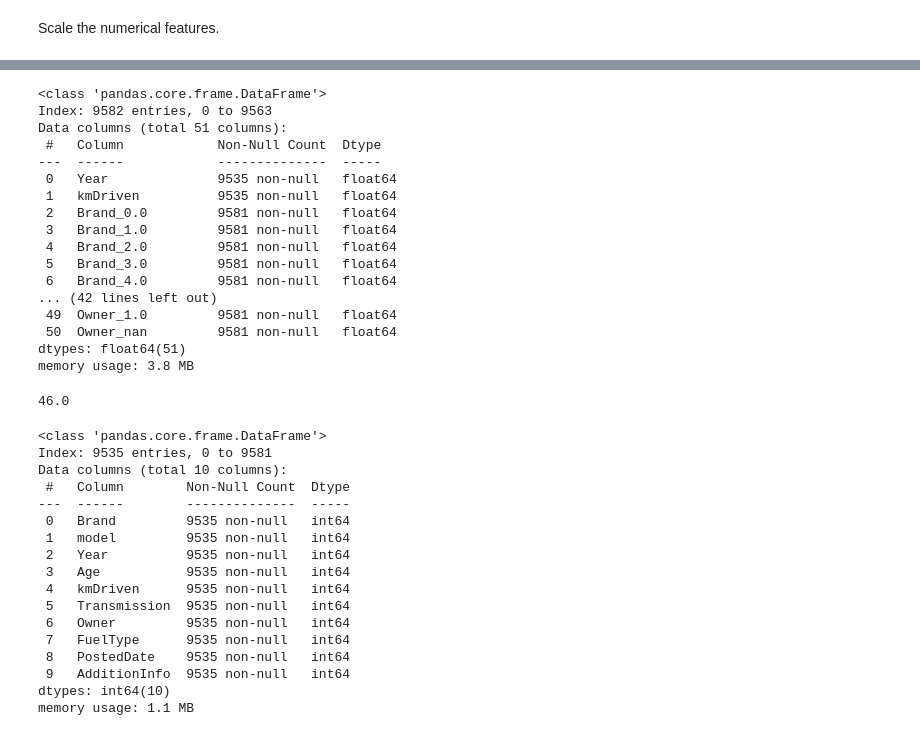
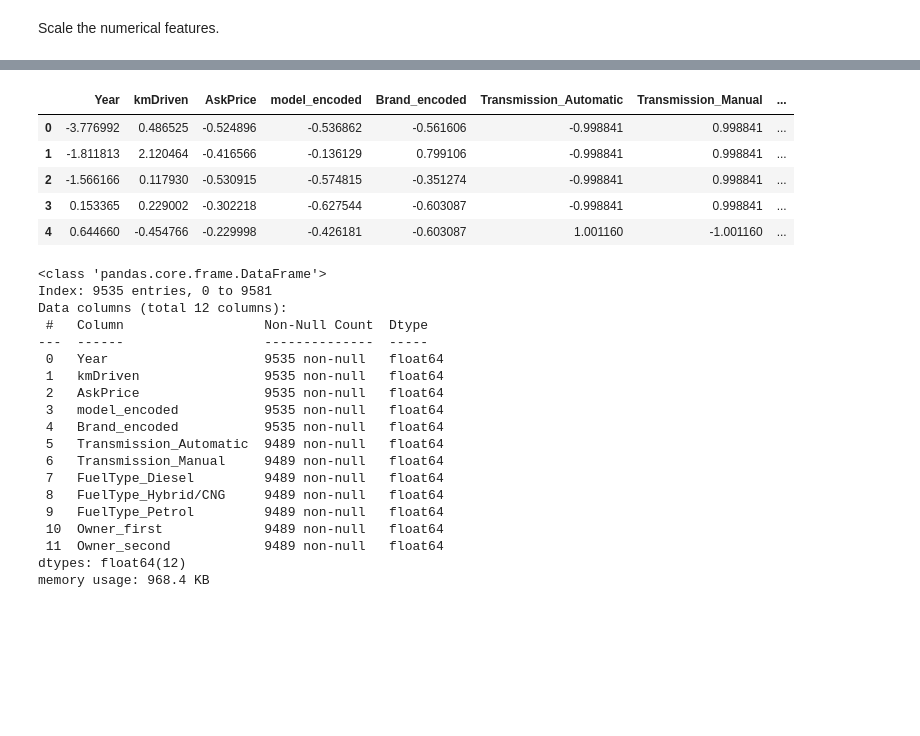
Before and after one commit to johnpospisil/used-car-values-in-india, a Jupyter notebook: used-car-values-in-india.ipynb, the cells around one changed output, grey strips where cells are left out. Saved outputs shown, nothing was run; the diff lists cells and outputs as text; code cells hidden in the pictures; blank space fills up the shorter version.

```diff
--- a/used-car-values-in-india.ipynb
+++ b/used-car-values-in-india.ipynb
@@ -504,44 +578,40 @@ final_X.head()
+# %%
+from sklearn.preprocessing import StandardScaler
+
+# Scale numerical features while preserving the index and column names
+scaler = StandardScaler()
+df_scaled = scaler.fit_transform(df_combined)
+
+# Create a DataFrame with the original column names and index
+df_final = pd.DataFrame(df_scaled, columns=df_combined.columns, index=df_combined.index)
+# %%
+df_final.head()
+# %% [output]
+|  | Year | kmDriven | AskPrice | model_encoded | Brand_encoded | Transmission_Automatic | Transmission_Manual | ... |
+| 0 | -3.776992 | 0.486525 | -0.524896 | -0.536862 | -0.561606 | -0.998841 | 0.998841 | ... |
+| 1 | -1.811813 | 2.120464 | -0.416566 | -0.136129 | 0.799106 | -0.998841 | 0.998841 | ... |
+| 2 | -1.566166 | 0.117930 | -0.530915 | -0.574815 | -0.351274 | -0.998841 | 0.998841 | ... |
+| 3 | 0.153365 | 0.229002 | -0.302218 | -0.627544 | -0.603087 | -0.998841 | 0.998841 | ... |
+| 4 | 0.644660 | -0.454766 | -0.229998 | -0.426181 | -0.603087 | 1.001160 | -1.001160 | ... |
 # %%
-final_X.info()
+df_final.info()
 # %% [output]
 <class 'pandas.core.frame.DataFrame'>
-Index: 9582 entries, 0 to 9563
-Data columns (total 51 columns):
- #   Column            Non-Null Count  Dtype
----  ------            --------------  -----
- 0   Year              9535 non-null   float64
- 1   kmDriven          9535 non-null   float64
- 2   Brand_0.0         9581 non-null   float64
- 3   Brand_1.0         9581 non-null   float64
- 4   Brand_2.0         9581 non-null   float64
- 5   Brand_3.0         9581 non-null   float64
- 6   Brand_4.0         9581 non-null   float64
-... (42 lines left out)
- 49  Owner_1.0         9581 non-null   float64
- 50  Owner_nan         9581 non-null   float64
-dtypes: float64(51)
-memory usage: 3.8 MB
+Index: 9535 entries, 0 to 9581
+Data columns (total 12 columns):
+ #   Column                  Non-Null Count  Dtype
+---  ------                  --------------  -----
+ 0   Year                    9535 non-null   float64
+ 1   kmDriven                9535 non-null   float64
+ 2   AskPrice                9535 non-null   float64
+ 3   model_encoded           9535 non-null   float64
+ 4   Brand_encoded           9535 non-null   float64
+ 5   Transmission_Automatic  9489 non-null   float64
+ 6   Transmission_Manual     9489 non-null   float64
+ 7   FuelType_Diesel         9489 non-null   float64
+ 8   FuelType_Hybrid/CNG     9489 non-null   float64
+ 9   FuelType_Petrol         9489 non-null   float64
+ 10  Owner_first             9489 non-null   float64
+ 11  Owner_second            9489 non-null   float64
+dtypes: float64(12)
+memory usage: 968.4 KB
-# %%
-final_X['Transmission_nan'].sum()  # Ignores NaN by default
-# %% [output]
-46.0
-# %%
-X.info()
-# %% [output]
-<class 'pandas.core.frame.DataFrame'>
-Index: 9535 entries, 0 to 9581
-Data columns (total 10 columns):
- #   Column        Non-Null Count  Dtype
----  ------        --------------  -----
- 0   Brand         9535 non-null   int64
- 1   model         9535 non-null   int64
- 2   Year          9535 non-null   int64
- 3   Age           9535 non-null   int64
- 4   kmDriven      9535 non-null   int64
- 5   Transmission  9535 non-null   int64
- 6   Owner         9535 non-null   int64
- 7   FuelType      9535 non-null   int64
- 8   PostedDate    9535 non-null   int64
- 9   AdditionInfo  9535 non-null   int64
-dtypes: int64(10)
-memory usage: 1.1 MB
```
Also changed, not shown: parts of 23 cells of this notebook.
